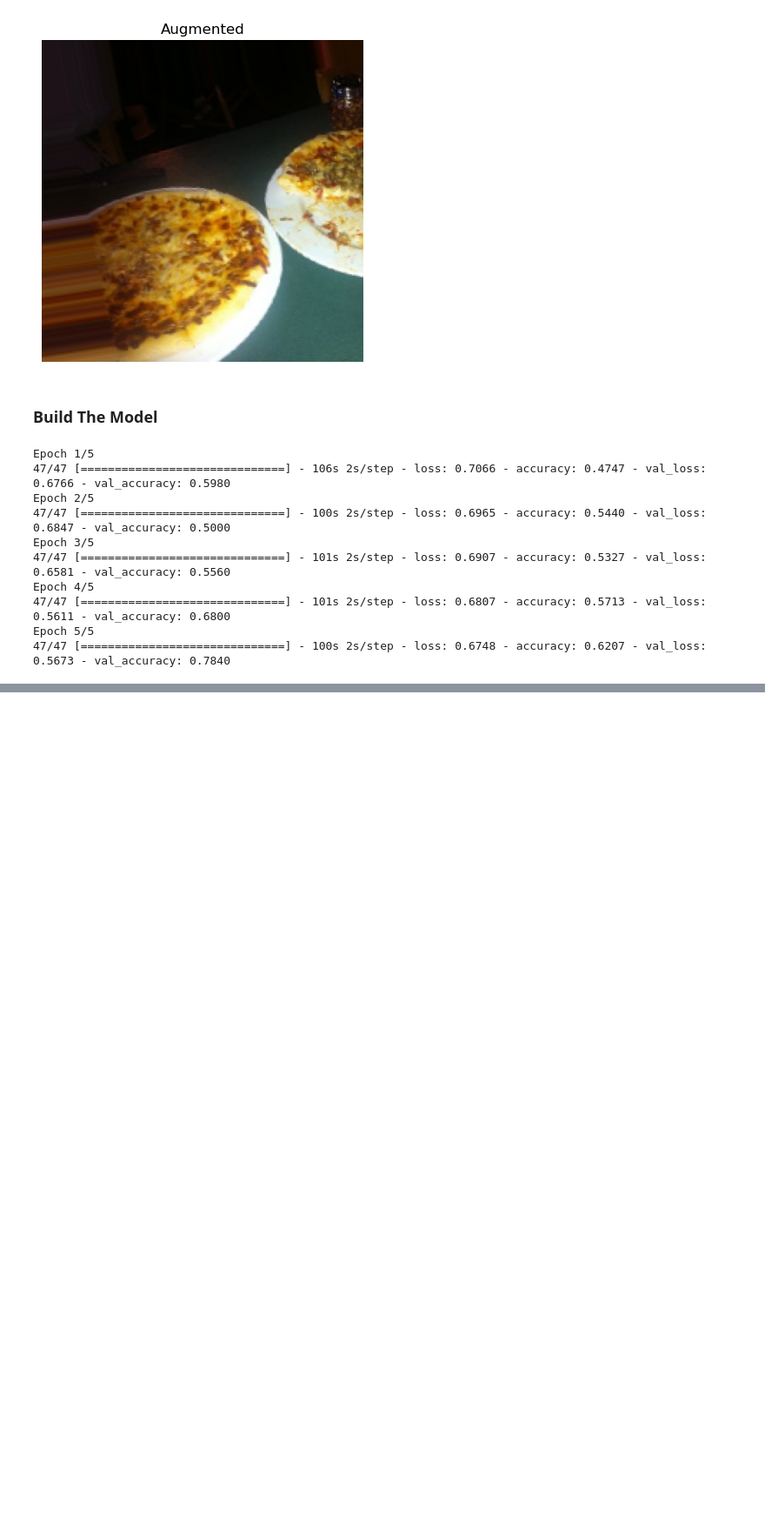
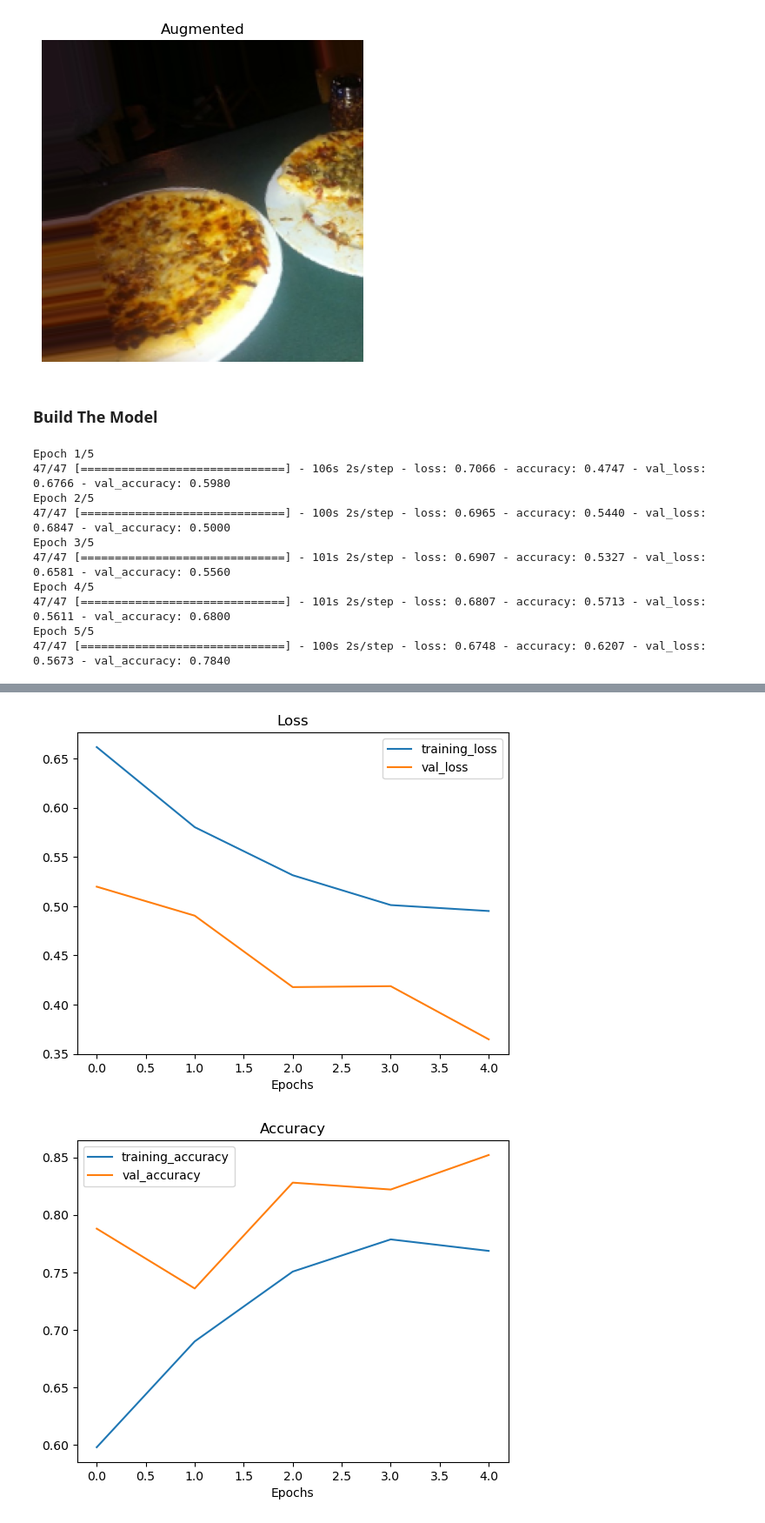
Before and after one commit to imagineLife/next-big-site, a Jupyter notebook: public/notebooks/pizza-steak-classifier.ipynb, the cells around one changed output, grey strips where cells are left out. Shown at 87% size. Drawn from its saved outputs; the diff is of its cells as text; code cells hidden in the pictures; blank space fills up the shorter version.

```diff
--- a/public/notebooks/pizza-steak-classifier.ipynb
+++ b/public/notebooks/pizza-steak-classifier.ipynb
@@ -796,0 +815,10 @@ Epoch 5/5
+# %%
+#
+# This is ALMOST identical to the above augmentation
+# BUT shuffle is set to TRUE
+#
+train_data_augmented_shuffled = train_datagen_augmented.flow_from_directory(train_dir,
+                                                                            target_size=(224, 224),
+                                                                            batch_size=32,
+                                                                            class_mode='binary',
+                                                                            shuffle=True) # Shuffle data (default)
@@ -796,0 +827,24 @@ Epoch 5/5
+# %%
+# Create the model (same as model_5 and model_6)
+m7 = Sequential([
+  Conv2D(10, 3, activation='relu', input_shape=(224, 224, 3)),
+  MaxPool2D(),
+  Conv2D(10, 3, activation='relu'),
+  MaxPool2D(),
+  Conv2D(10, 3, activation='relu'),
+  MaxPool2D(),
+  Flatten(),
+  Dense(1, activation='sigmoid')
+])
+
+# Compile the model
+m7.compile(loss='binary_crossentropy',
+                optimizer=Adam(),
+                metrics=['accuracy'])
+
+# Fit the model
+m7History = m7.fit(train_data_augmented_shuffled, # now the augmented data is shuffled
+                        epochs=5,
+                        steps_per_epoch=len(train_data_augmented_shuffled),
+                        validation_data=test_data,
+                        validation_steps=len(test_data))
@@ -796,0 +866,5 @@ Epoch 5/5
+# %%
+plot_loss_curves(m7History)
+# %% [output]
+[figure, added]
+[figure, added]
```
Also changed, not shown: parts of 32 cells of this notebook, 1 other file.
